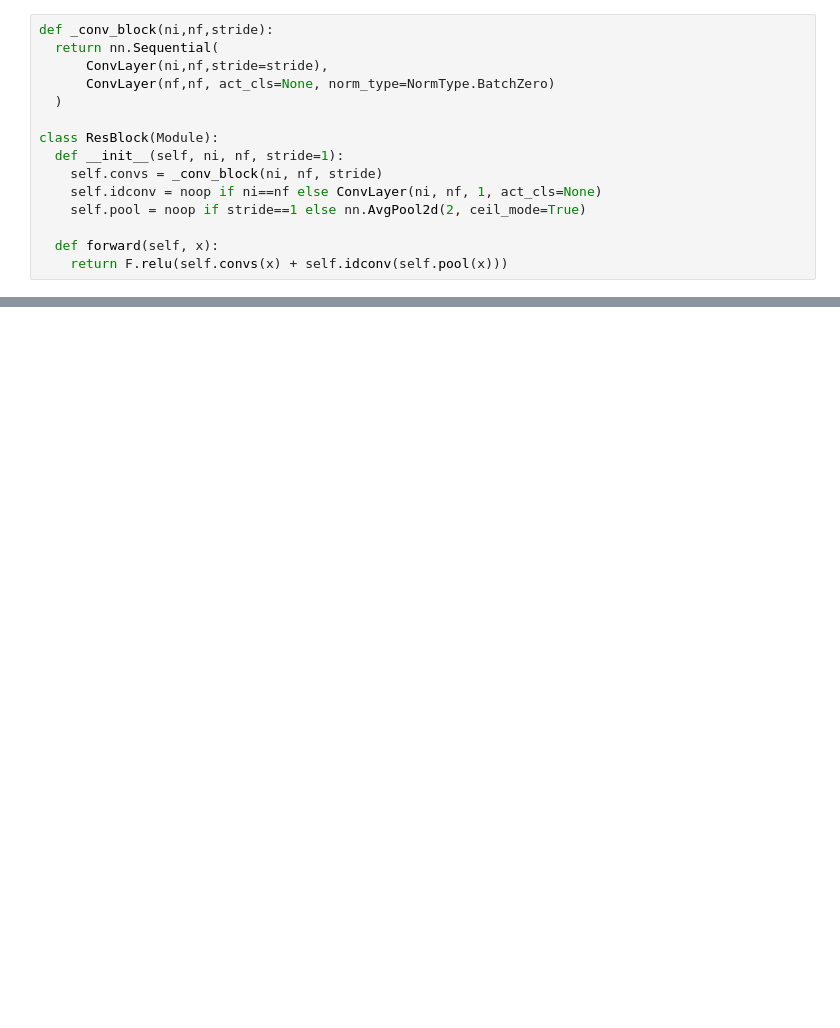
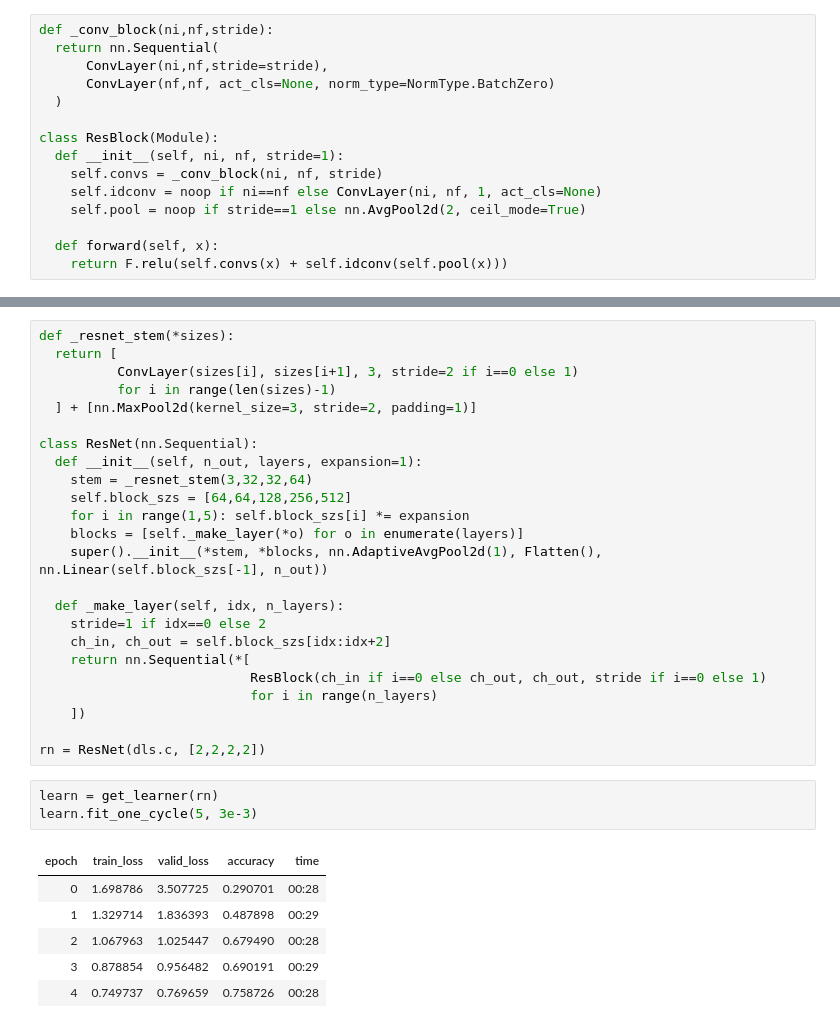
Before and after one commit to steimel60/ML, a Jupyter notebook: DeepLearning/ResNets.ipynb, the cells around one changed output, grey strips where cells are left out. Saved outputs shown, nothing was run; the diff lists cells and outputs as text; blank space fills up the shorter version.

Commit message:
Stems

```diff
--- a/DeepLearning/ResNets.ipynb
+++ b/DeepLearning/ResNets.ipynb
@@ -94,0 +100,34 @@ learn.fit_one_cycle(5, 3e-3)
+# %%
+def _resnet_stem(*sizes):
+  return [
+          ConvLayer(sizes[i], sizes[i+1], 3, stride=2 if i==0 else 1)
+          for i in range(len(sizes)-1)
+  ] + [nn.MaxPool2d(kernel_size=3, stride=2, padding=1)]
+
+class ResNet(nn.Sequential):
+  def __init__(self, n_out, layers, expansion=1):
+    stem = _resnet_stem(3,32,32,64)
+    self.block_szs = [64,64,128,256,512]
+    for i in range(1,5): self.block_szs[i] *= expansion
+    blocks = [self._make_layer(*o) for o in enumerate(layers)]
+    super().__init__(*stem, *blocks, nn.AdaptiveAvgPool2d(1), Flatten(), nn.Linear(self.block_szs[-1], n_out))
+
+  def _make_layer(self, idx, n_layers):
+    stride=1 if idx==0 else 2
+    ch_in, ch_out = self.block_szs[idx:idx+2]
+    return nn.Sequential(*[
+                           ResBlock(ch_in if i==0 else ch_out, ch_out, stride if i==0 else 1)
+                           for i in range(n_layers)
+    ])
+
+rn = ResNet(dls.c, [2,2,2,2])
+# %%
+learn = get_learner(rn)
+learn.fit_one_cycle(5, 3e-3)
+# %% [output]
+| epoch | train_loss | valid_loss | accuracy | time |
+| 0 | 1.698786 | 3.507725 | 0.290701 | 00:28 |
+| 1 | 1.329714 | 1.836393 | 0.487898 | 00:29 |
+| 2 | 1.067963 | 1.025447 | 0.679490 | 00:28 |
+| 3 | 0.878854 | 0.956482 | 0.690191 | 00:29 |
+| 4 | 0.749737 | 0.769659 | 0.758726 | 00:28 |
```
Also changed, not shown: parts of 6 cells of this notebook.
